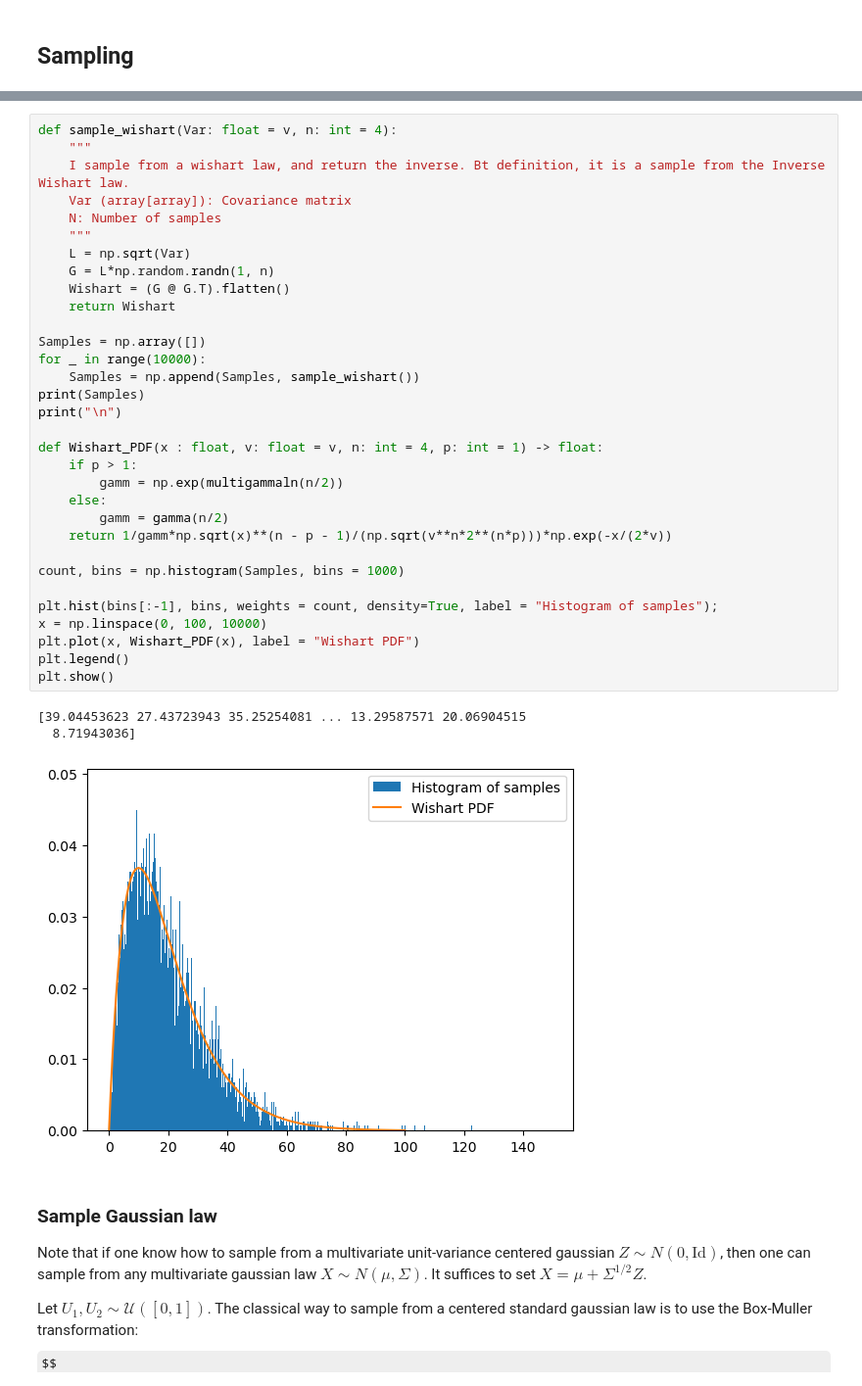
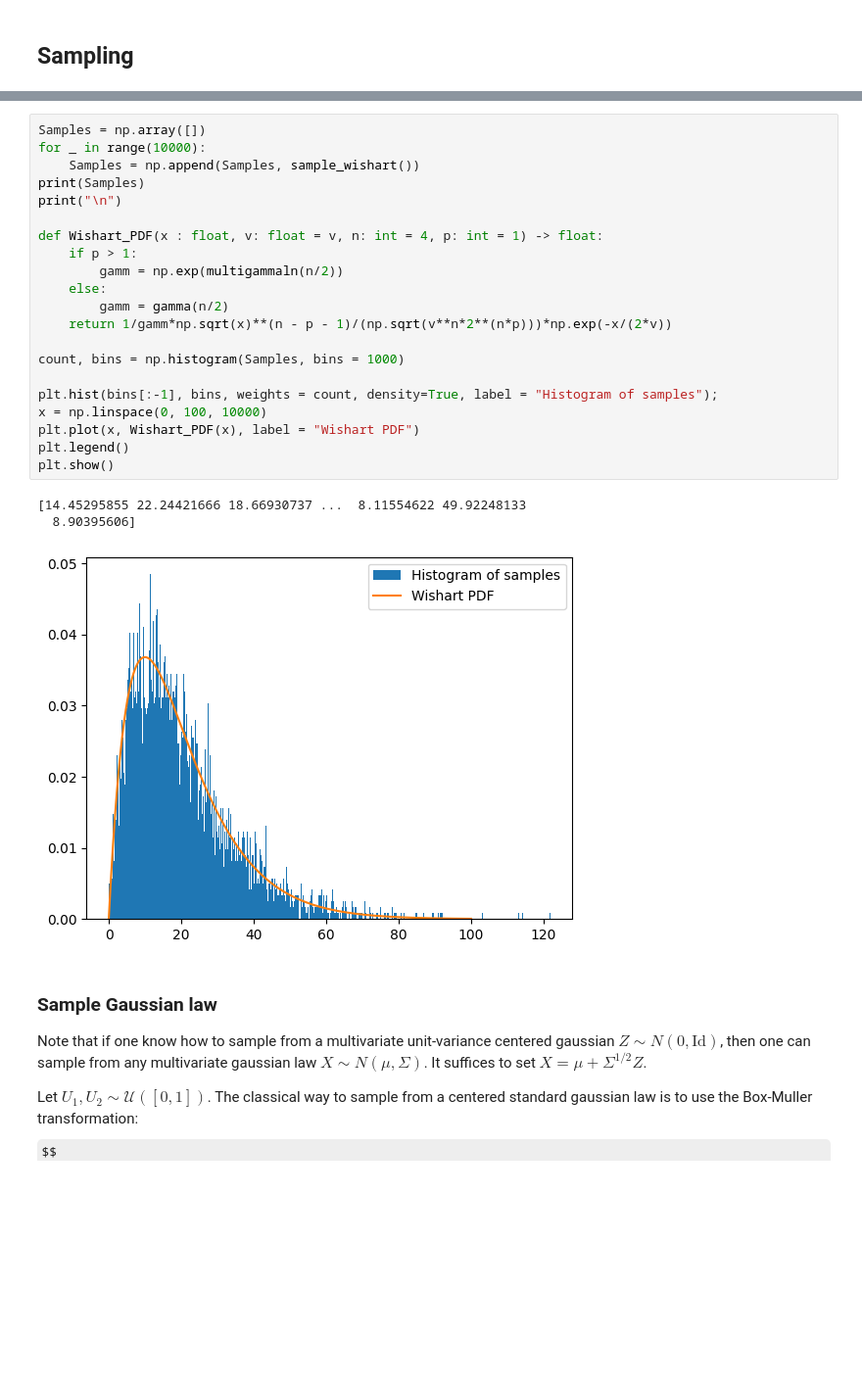
Before and after one commit to roomate/ML_from_scratch, a Jupyter notebook: random_algos.ipynb, the cells around one changed output, grey strips where cells are left out. Shown at 98% size. Cells and saved outputs as stored; diff of their text form; some formulas as TeX source; blank space fills up the shorter version.

```diff
--- a/random_algos.ipynb
+++ b/random_algos.ipynb
@@ -106,39 +131,28 @@ plt.show()
 # %%
-def sample_wishart(Var: float = v, n: int = 4):
-    """
-    I sample from a wishart law, and return the inverse. Bt definition, it is a sample from the Inverse Wishart law.
-    Var (array[array]): Covariance matrix
-    N: Number of samples
-    """
-    L = np.sqrt(Var)
-    G = L*np.random.randn(1, n)
-    Wishart = (G @ G.T).flatten()
-    return Wishart
-
 Samples = np.array([])
 for _ in range(10000):
     Samples = np.append(Samples, sample_wishart())
 print(Samples)
 print("\n")
 
 def Wishart_PDF(x : float, v: float = v, n: int = 4, p: int = 1) -> float:
     if p > 1:
         gamm = np.exp(multigammaln(n/2))
     else:
         gamm = gamma(n/2)
     return 1/gamm*np.sqrt(x)**(n - p - 1)/(np.sqrt(v**n*2**(n*p)))*np.exp(-x/(2*v))
 
 count, bins = np.histogram(Samples, bins = 1000)
 
 plt.hist(bins[:-1], bins, weights = count, density=True, label = "Histogram of samples");
 x = np.linspace(0, 100, 10000)
 plt.plot(x, Wishart_PDF(x), label = "Wishart PDF")
 plt.legend()
 plt.show()
 # %% [output]
-[39.04453623 27.43723943 35.25254081 ... 13.29587571 20.06904515
-  8.71943036]
+[14.45295855 22.24421666 18.66930737 ...  8.11554622 49.92248133
+  8.90395606]
-[figure, old version]
+[figure, new version]
 # %% [markdown]
 ### Sample Gaussian law
 Note that if one know how to sample from a multivariate unit-variance centered gaussian $ Z \sim N(0, \text{Id})$, then one can sample from any multivariate gaussian law $X \sim N(\mu, \Sigma)$. It suffices to set $X = \mu + \Sigma^{1/2}Z$.
```
Also changed, not shown: parts of 3 cells of this notebook, 1 other file.
